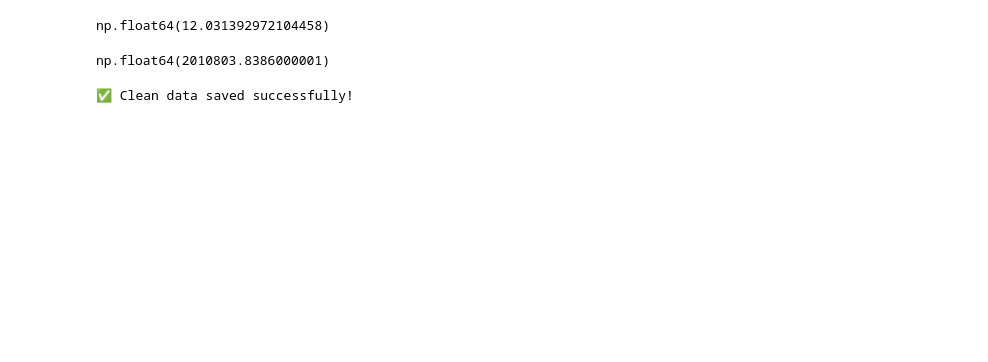
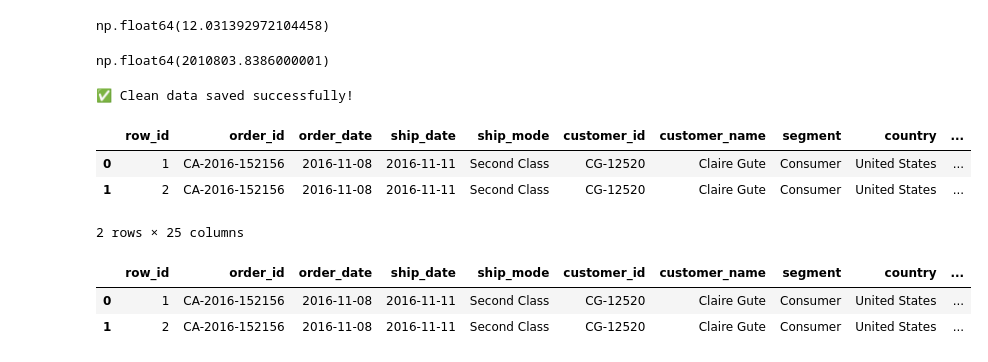
Before and after one commit to MajidSoltaninezhad/Sales-Business-Development-Analyst, a Jupyter notebook: 01_data_cleaning.ipynb, the cells around one changed output. Cells and saved outputs as stored; diff of their text form; code cells hidden in the pictures; blank space fills up the shorter version.

```diff
--- a/01_data_cleaning.ipynb
+++ b/01_data_cleaning.ipynb
@@ -191,3 +192,18 @@ df.to_csv(clean_path, index=False)
 print("✅ Clean data saved successfully!")
 # %% [output]
 ✅ Clean data saved successfully!
+# %%
+df.head(2)
+# %% [output]
+|  | row_id | order_id | order_date | ship_date | ship_mode | customer_id | customer_name | segment | country | ... |
+| 0 | 1 | CA-2016-152156 | 2016-11-08 | 2016-11-11 | Second Class | CG-12520 | Claire Gute | Consumer | United States | ... |
+| 1 | 2 | CA-2016-152156 | 2016-11-08 | 2016-11-11 | Second Class | CG-12520 | Claire Gute | Consumer | United States | ... |
+2 rows × 25 columns
+# %%
+#tells pandas to show all columns instead of truncating them
+pd.set_option('display.max_columns', None)
+df.head(2)
+# %% [output]
+|  | row_id | order_id | order_date | ship_date | ship_mode | customer_id | customer_name | segment | country | ... |
+| 0 | 1 | CA-2016-152156 | 2016-11-08 | 2016-11-11 | Second Class | CG-12520 | Claire Gute | Consumer | United States | ... |
+| 1 | 2 | CA-2016-152156 | 2016-11-08 | 2016-11-11 | Second Class | CG-12520 | Claire Gute | Consumer | United States | ... |
```
Also changed, not shown: parts of 13 cells of this notebook, 1 other file.
